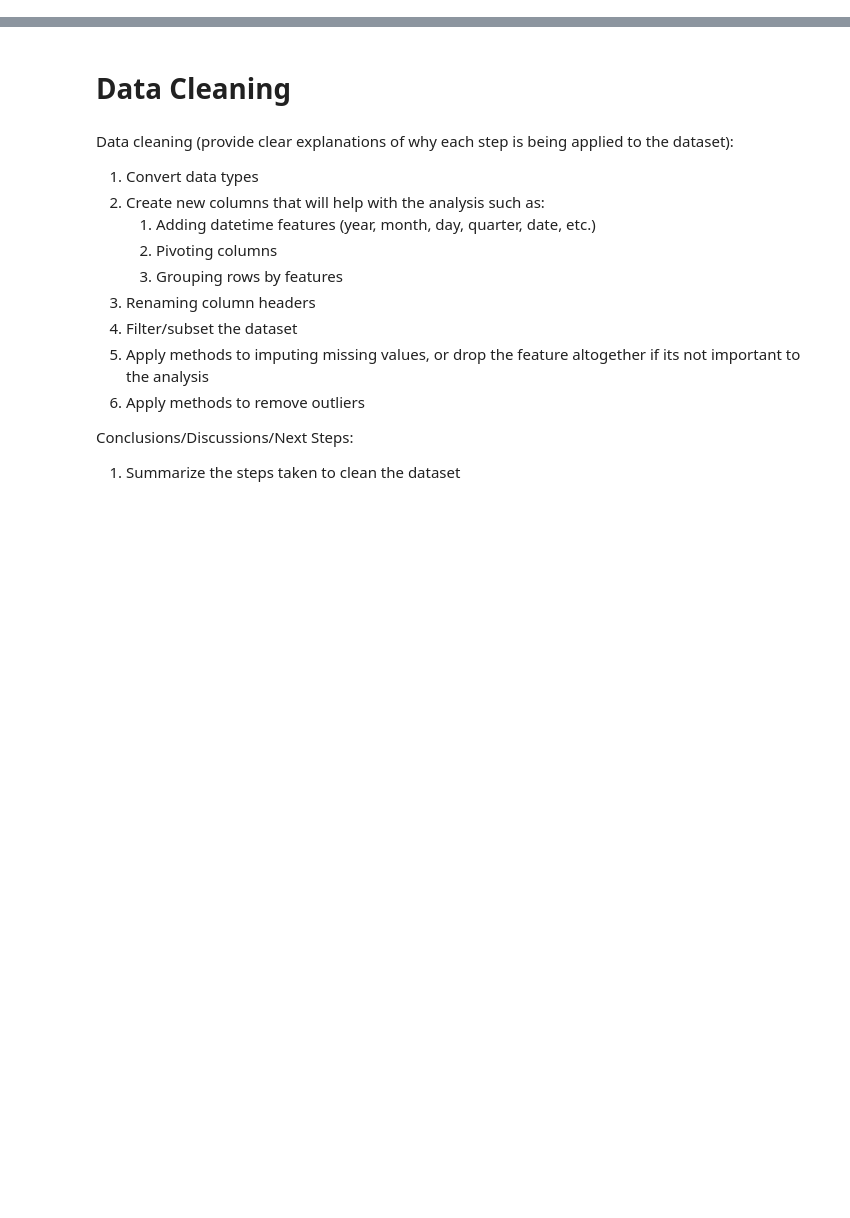
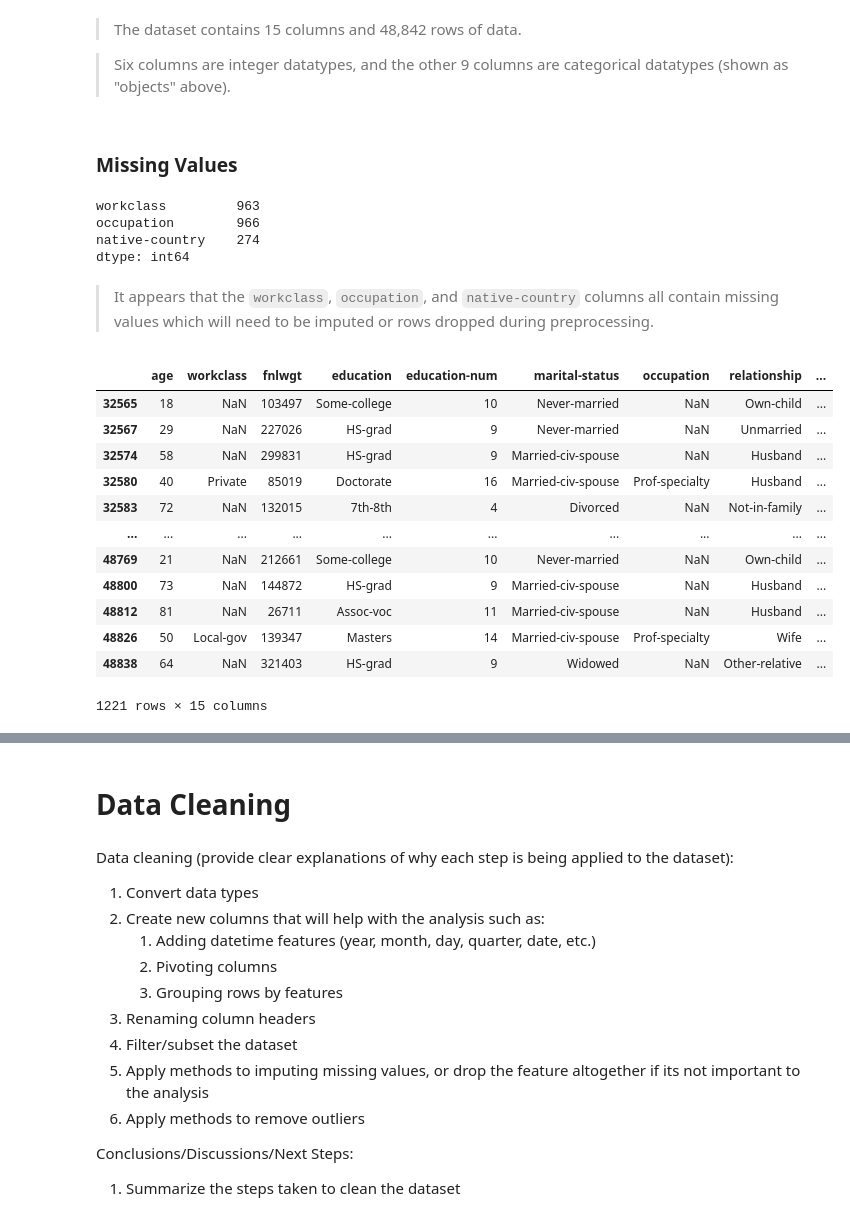
Before and after one commit to ryan-bulger/5509-Final-Project, a Jupyter notebook: ml-project-template.ipynb, the cells around one changed output, grey strips where cells are left out. Drawn from its saved outputs; the diff is of its cells as text; code cells hidden in the pictures; blank space fills up the shorter version.

```diff
--- a/ml-project-template.ipynb
+++ b/ml-project-template.ipynb
@@ -113,0 +89,35 @@ Conclusions/Discussions/Next Steps:
+# %% [markdown]
+> The dataset contains 15 columns and 48,842 rows of data.
+
+> Six columns are integer datatypes, and the other 9 columns are categorical datatypes (shown as "objects" above).
+# %% [markdown]
+### Missing Values
+# %%
+# Calculate the count of missing values
+df_missing = df.isna().sum()
+df_missing[df_missing > 0]
+# %% [output]
+workclass         963
+occupation        966
+native-country    274
+dtype: int64
+# %% [markdown]
+> It appears that the `workclass`, `occupation`, and `native-country` columns all contain missing values which will need to be imputed or rows dropped during preprocessing.
+# %%
+# Filter the dataset to only the rows that have missing values in `workclass`, `occupation`, and `native-country` columns
+df_missing_subset = df[(df['workclass'].isna()) | (df['occupation'].isna()) | (df['native-country'].isna())]
+df_missing_subset
+# %% [output]
+|  | age | workclass | fnlwgt | education | education-num | marital-status | occupation | relationship | ... |
+| 32565 | 18 | NaN | 103497 | Some-college | 10 | Never-married | NaN | Own-child | ... |
+| 32567 | 29 | NaN | 227026 | HS-grad | 9 | Never-married | NaN | Unmarried | ... |
+| 32574 | 58 | NaN | 299831 | HS-grad | 9 | Married-civ-spouse | NaN | Husband | ... |
+| 32580 | 40 | Private | 85019 | Doctorate | 16 | Married-civ-spouse | Prof-specialty | Husband | ... |
+| 32583 | 72 | NaN | 132015 | 7th-8th | 4 | Divorced | NaN | Not-in-family | ... |
+| ... | ... | ... | ... | ... | ... | ... | ... | ... | ... |
+| 48769 | 21 | NaN | 212661 | Some-college | 10 | Never-married | NaN | Own-child | ... |
+| 48800 | 73 | NaN | 144872 | HS-grad | 9 | Married-civ-spouse | NaN | Husband | ... |
+| 48812 | 81 | NaN | 26711 | Assoc-voc | 11 | Married-civ-spouse | NaN | Husband | ... |
+| 48826 | 50 | Local-gov | 139347 | Masters | 14 | Married-civ-spouse | Prof-specialty | Wife | ... |
+| 48838 | 64 | NaN | 321403 | HS-grad | 9 | Widowed | NaN | Other-relative | ... |
+1221 rows × 15 columns
```
Also changed, not shown: parts of 33 cells of this notebook.
